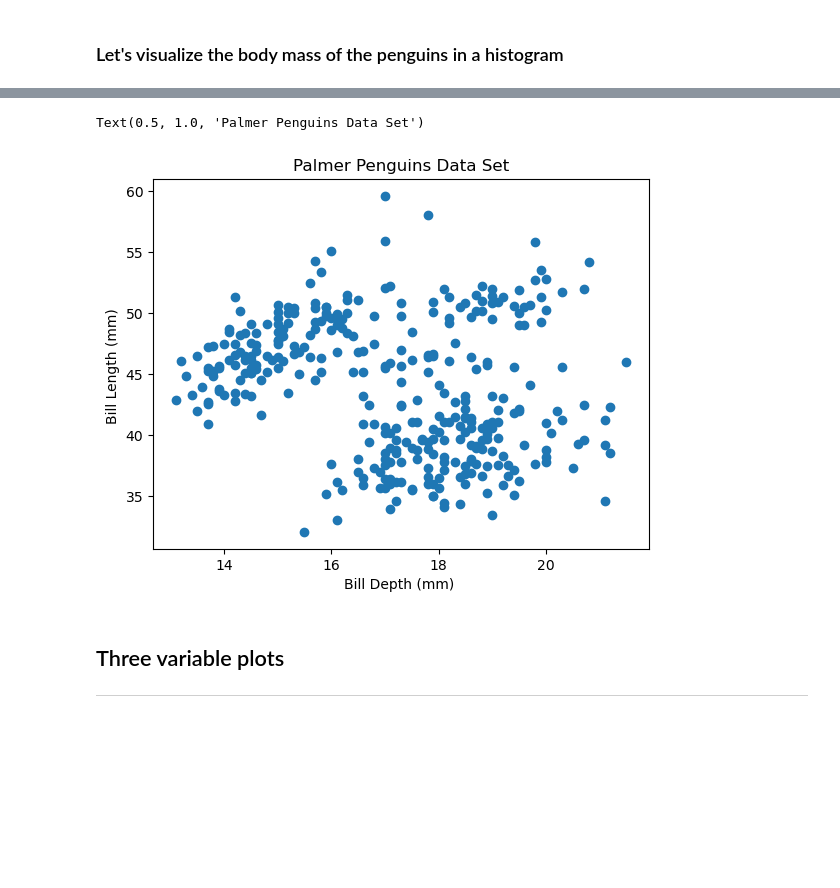
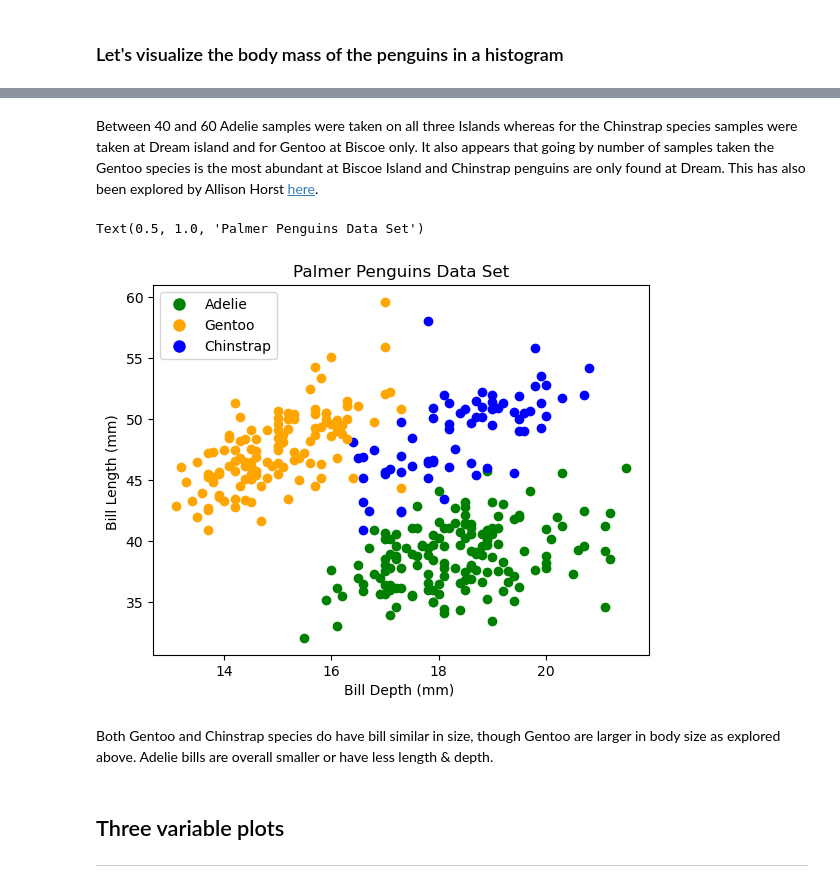
Before and after one commit to MattiDoubleU/Principles-of-Data-Analytics-Project, a Jupyter notebook: penguins.ipynb, the cells around one changed output, grey strips where cells are left out. Saved outputs shown, nothing was run; the diff lists cells and outputs as text; code cells hidden in the pictures; blank space fills up the shorter version.

```diff
--- a/penguins.ipynb
+++ b/penguins.ipynb
@@ -381,19 +381,42 @@ plt.show()
-# %%
-# Create a new figure and set of axes.
-fig, ax = plt.subplots(1, 1)
-
-# Simple Plot.
-ax.plot(bdepth, blength, 'o')   # Displays as 'Xs'
-
-# Axis labels.
-ax.set_xlabel('Bill Depth (mm) ')
-ax.set_ylabel('Bill Length (mm) ')
-
-# Title.
-ax.set_title('Palmer Penguins Data Set')
-# %% [output]
-Text(0.5, 1.0, 'Palmer Penguins Data Set')
-[figure, removed]
+# %% [markdown]
+Between 40 and 60 Adelie samples were taken on all three Islands whereas for the Chinstrap species samples were taken at Dream island and for Gentoo at Biscoe only. It also appears that going by number of samples taken the Gentoo species is the most abundant at Biscoe Island and Chinstrap penguins are only found at Dream. This has also been explored by Allison Horst [here](https://allisonhorst.github.io/palmerpenguins/articles/intro.html#highlights).
+# %%
+# Define colors for each species by creating dictionary.
+colors = {'Adelie': 'green', 'Gentoo': 'orange', 'Chinstrap': 'blue'}
+
+# Create a new figure and set of axes.
+fig, ax = plt.subplots(1, 1)
+
+# Plot the data points with color coding based on species.
+for i in range(len(bdepth)):
+    species_color = colors[df['species'][i]] if df['species'][i] in colors else 'k'  # Access species column
+    ax.plot(bdepth[i], blength[i], 'o', c=species_color)
+
+# It's a common convention in programming to use 'k' to represent black and 'i'(index) as loop variable.
+
+'''
+# Simple Plot.
+ax.plot(bdepth, blength, 'o')   # Displays as 'Xs'
+'''
+
+# Axis labels.
+ax.set_xlabel('Bill Depth (mm) ')
+ax.set_ylabel('Bill Length (mm) ')
+
+
+# Add legend.
+legend_elements = [plt.Line2D([0], [0], marker='o', color='w', label='Adelie', markerfacecolor='green', markersize=10),
+                   plt.Line2D([0], [0], marker='o', color='w', label='Gentoo', markerfacecolor='orange', markersize=10),
+                   plt.Line2D([0], [0], marker='o', color='w', label='Chinstrap', markerfacecolor='blue', markersize=10)]
+ax.legend(handles=legend_elements, loc='upper left')
+
+# Title.
+ax.set_title('Palmer Penguins Data Set')
+# %% [output]
+Text(0.5, 1.0, 'Palmer Penguins Data Set')
+[figure, added]
+# %% [markdown]
+Both Gentoo and Chinstrap species do have bill similar in size, though Gentoo are larger in body size as explored above. Adelie bills are overall smaller or have less length & depth.
 # %% [markdown]
 ## Three variable plots
 ***
```
Also changed, not shown: parts of 4 cells of this notebook.
